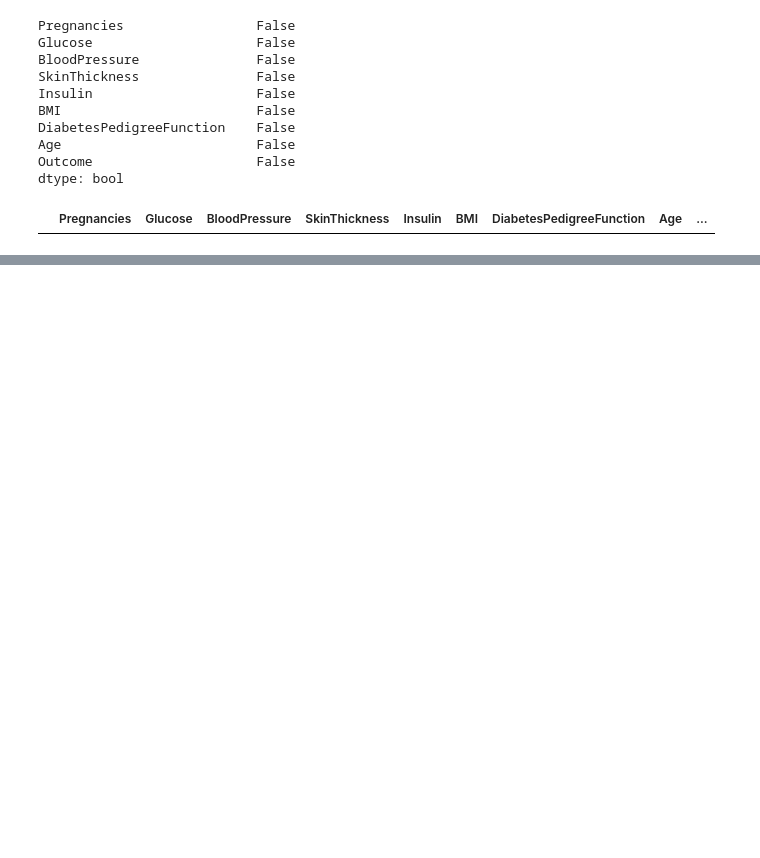
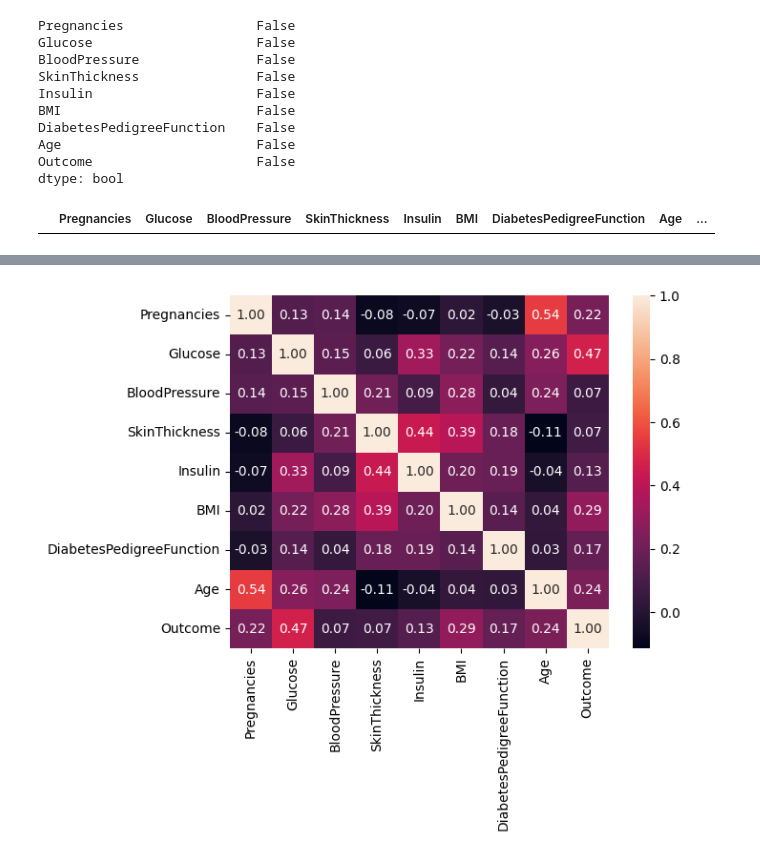
Before and after one commit to Estefaniagz/arbol_decision, a Jupyter notebook: src/explore.ipynb, the cells around one changed output, grey strips where cells are left out. Cells and saved outputs as stored; diff of their text form; code cells hidden in the pictures; blank space fills up the shorter version.

```diff
--- a/src/explore.ipynb
+++ b/src/explore.ipynb
@@ -68,0 +128,5 @@ df2 = df.copy()
+# %%
+sns.heatmap(df.corr(), annot=True, fmt='.2f')
+plt.show()
+# %% [output]
+[figure, added]
```
Also changed, not shown: parts of 3 cells of this notebook.
